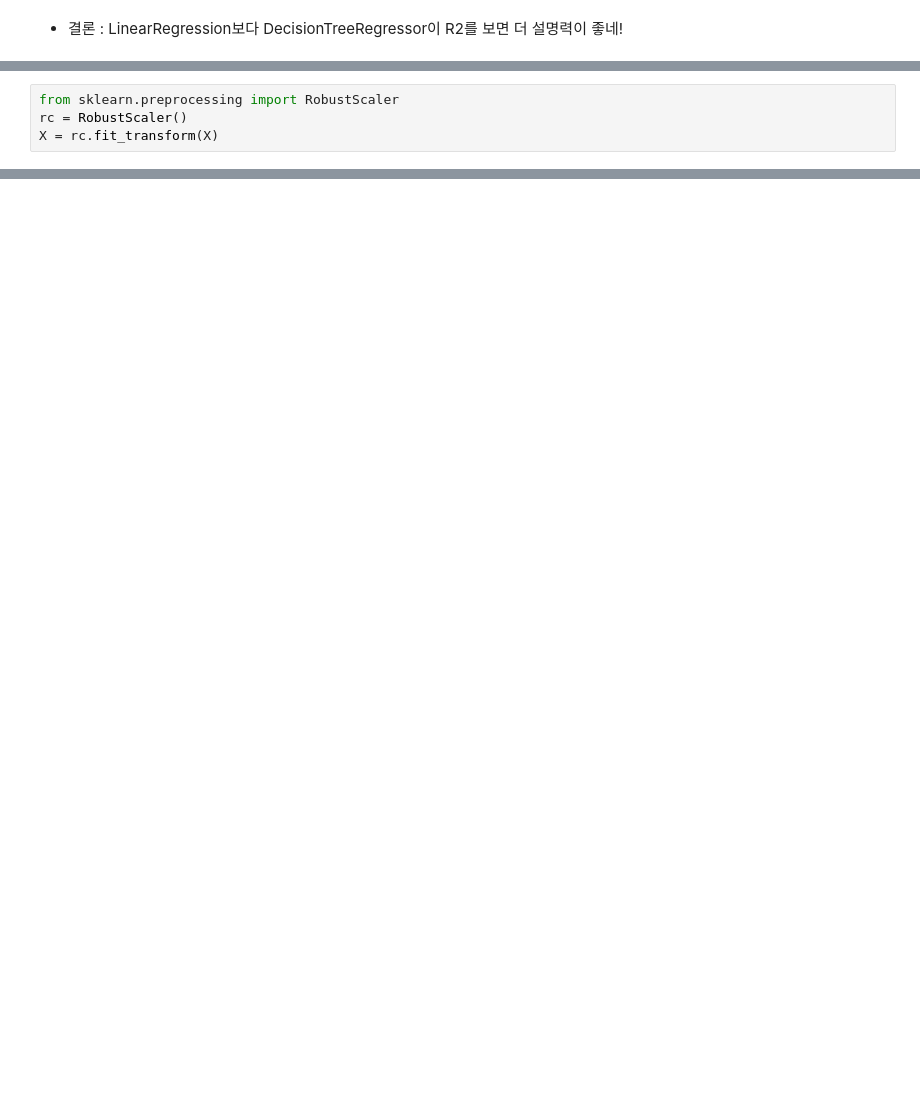
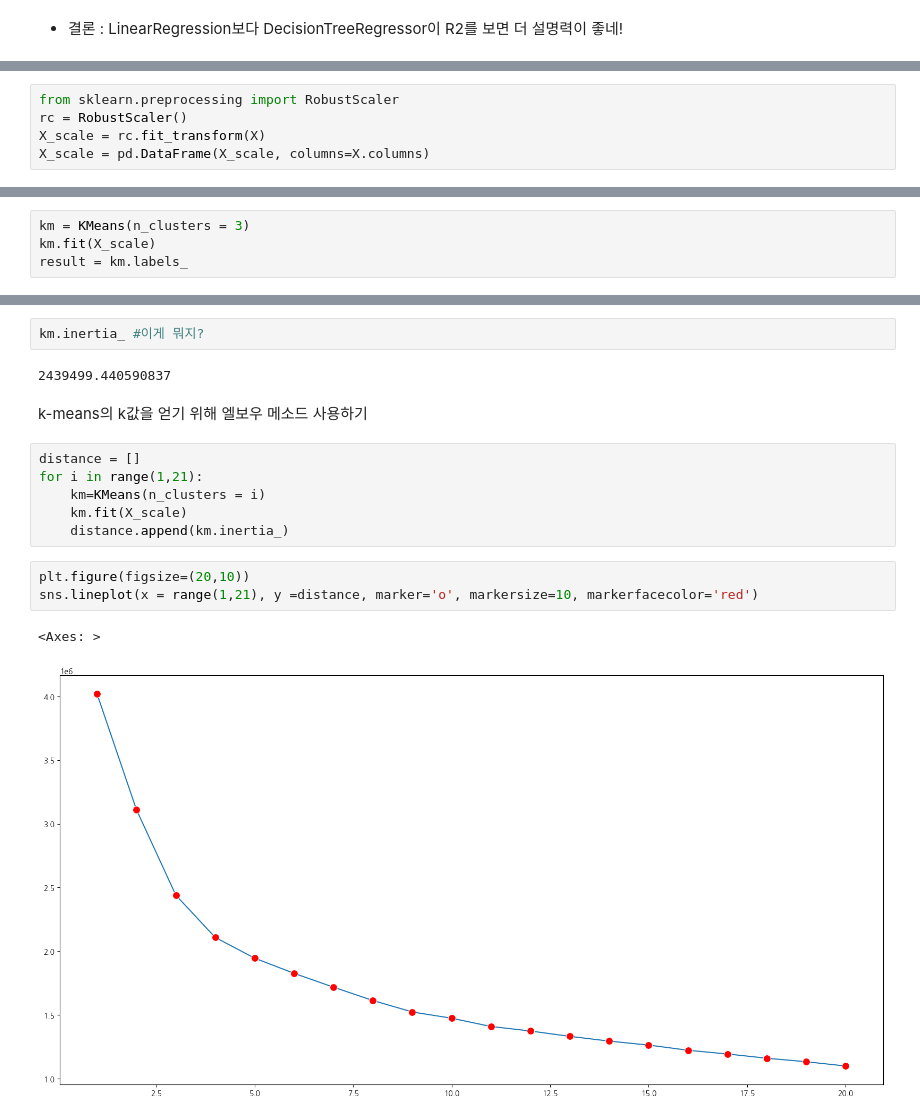
Before and after one commit to HyunahKim1111/himedia_jupyter_files, a Jupyter notebook: 나홀로연습03_부동산실거래.ipynb, the cells around one changed output, grey strips where cells are left out. Saved outputs shown, nothing was run; the diff lists cells and outputs as text; blank space fills up the shorter version.

```diff
--- a/나홀로연습03_부동산실거래.ipynb
+++ b/나홀로연습03_부동산실거래.ipynb
@@ -874,4 +893,5 @@ print(r2_score(y_valid, pred))
 # %%
 from sklearn.preprocessing import RobustScaler
 rc = RobustScaler()
-X = rc.fit_transform(X)
+X_scale = rc.fit_transform(X)
+X_scale = pd.DataFrame(X_scale, columns=X.columns)
@@ -883,0 +1080,4 @@ X = pd.DataFrame(X, columns=X.columns)
+# %%
+km = KMeans(n_clusters = 3)
+km.fit(X_scale)
+result = km.labels_
@@ -883,0 +1151,18 @@ X = pd.DataFrame(X, columns=X.columns)
+# %%
+km.inertia_ #이게 뭐지?
+# %% [output]
+2439499.440590837
+# %% [markdown]
+k-means의 k값을 얻기 위해 엘보우 메소드 사용하기
+# %%
+distance = []
+for i in range(1,21):
+    km=KMeans(n_clusters = i)
+    km.fit(X_scale)
+    distance.append(km.inertia_)
+# %%
+plt.figure(figsize=(20,10))
+sns.lineplot(x = range(1,21), y =distance, marker='o', markersize=10, markerfacecolor='red')
+# %% [output]
+<Axes: >
+[figure, added]
```
Also changed, not shown: parts of 38 cells of this notebook, 12 other files.
